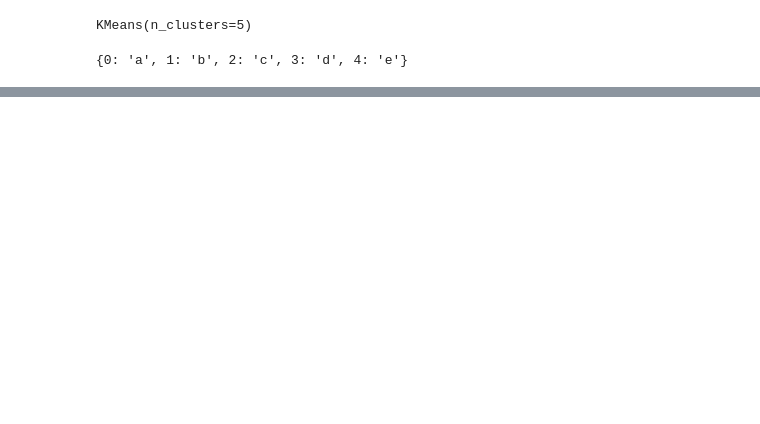
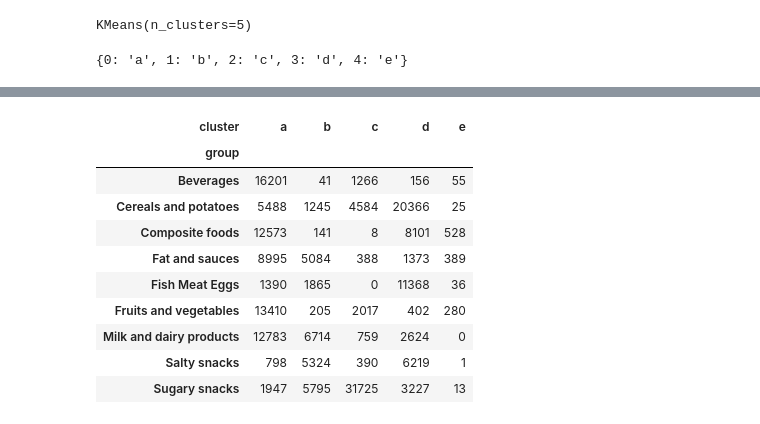
Before and after one commit to ThomasMeb/App_Sante_Publique_France, a Jupyter notebook: Explo.ipynb, the cells around one changed output, grey strips where cells are left out. Cells and saved outputs as stored; diff of their text form; code cells hidden in the pictures; blank space fills up the shorter version.

```diff
--- a/Explo.ipynb
+++ b/Explo.ipynb
@@ -600,0 +582,14 @@ sns.heatmap(x_proj.drop(labels='cluster',axis = 1), vmin=-1, vmax=1, annot=True,
+# %%
+pd.crosstab(x_proj['group'], x_proj['cluster'])
+# %% [output]
+| cluster | a | b | c | d | e |
+| group |  |  |  |  |  |
+| Beverages | 16201 | 41 | 1266 | 156 | 55 |
+| Cereals and potatoes | 5488 | 1245 | 4584 | 20366 | 25 |
+| Composite foods | 12573 | 141 | 8 | 8101 | 528 |
+| Fat and sauces | 8995 | 5084 | 388 | 1373 | 389 |
+| Fish Meat Eggs | 1390 | 1865 | 0 | 11368 | 36 |
+| Fruits and vegetables | 13410 | 205 | 2017 | 402 | 280 |
+| Milk and dairy products | 12783 | 6714 | 759 | 2624 | 0 |
+| Salty snacks | 798 | 5324 | 390 | 6219 | 1 |
+| Sugary snacks | 1947 | 5795 | 31725 | 3227 | 13 |
```
Also changed, not shown: parts of 36 cells of this notebook, 2 other files.
